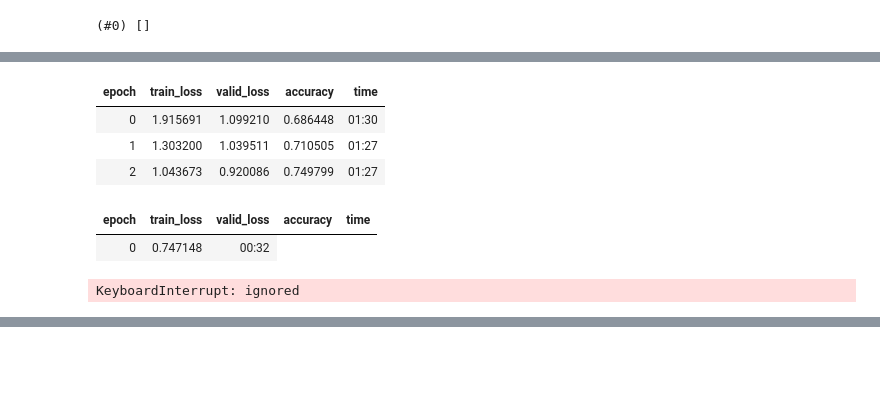
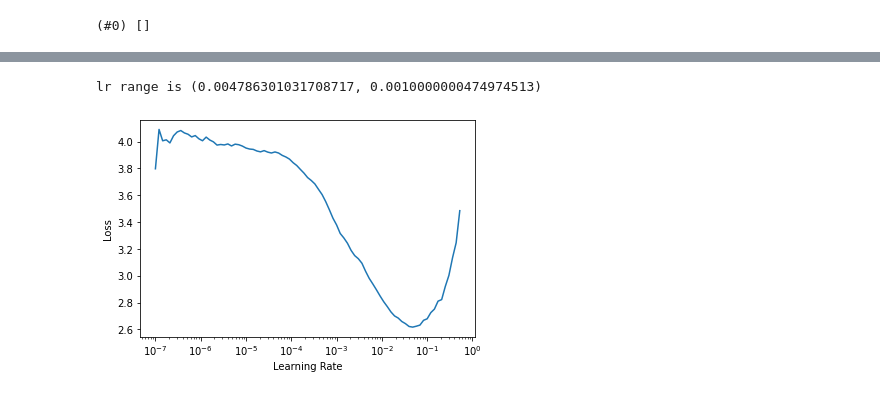
Before and after one commit to hadisotudeh/product-color-classification, a Jupyter notebook: ML model training.ipynb, the cells around one changed output, grey strips where cells are left out. Drawn from its saved outputs; the diff is of its cells as text; code cells hidden in the pictures; blank space fills up the shorter version.

```diff
--- a/ML model training.ipynb
+++ b/ML model training.ipynb
@@ -63,12 +47,7 @@ dls.valid.show_batch(max_n=10, nrows=2)
-# %%
-learn = cnn_learner(dls, resnet101, metrics=accuracy)
-
-learn.fine_tune(10, freeze_epochs=3)
-# %% [output]
-| epoch | train_loss | valid_loss | accuracy | time |
-| 0 | 1.915691 | 1.099210 | 0.686448 | 01:30 |
-| 1 | 1.303200 | 1.039511 | 0.710505 | 01:27 |
-| 2 | 1.043673 | 0.920086 | 0.749799 | 01:27 |
-| epoch | train_loss | valid_loss | accuracy | time |
-| 0 | 0.747148 | 00:32 |
-KeyboardInterrupt: ignored
+# %%
+from fastai.callback.fp16 import *
+
+learn = cnn_learner(dls, resnet101, metrics=accuracy).to_fp16()
+lr_min, lr_steep = learn.lr_find()
+print(f"lr range is ({lr_min}, {lr_steep})")
+# %% [output]
@@ -74,0 +55,2 @@ KeyboardInterrupt: ignored
+lr range is (0.004786301031708717, 0.0010000000474974513)
+[figure, added]
```
Also changed, not shown: parts of 13 cells of this notebook.
